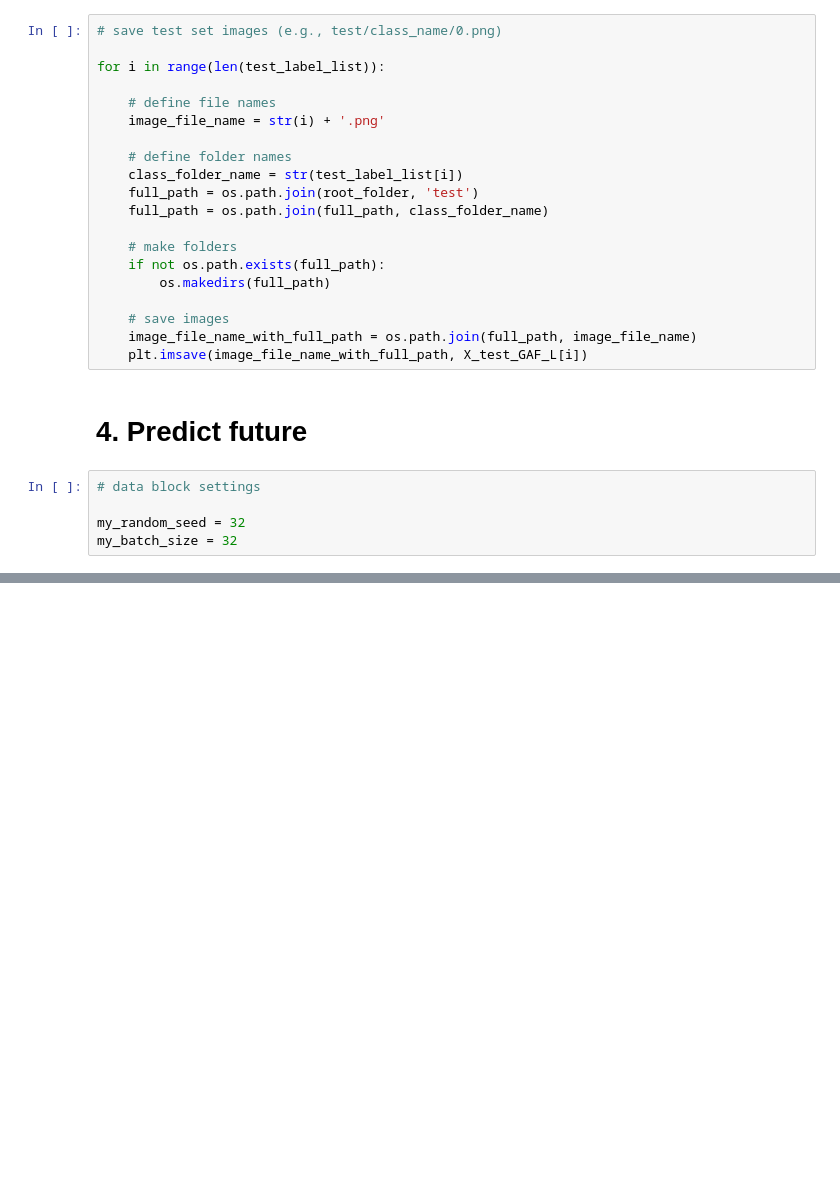
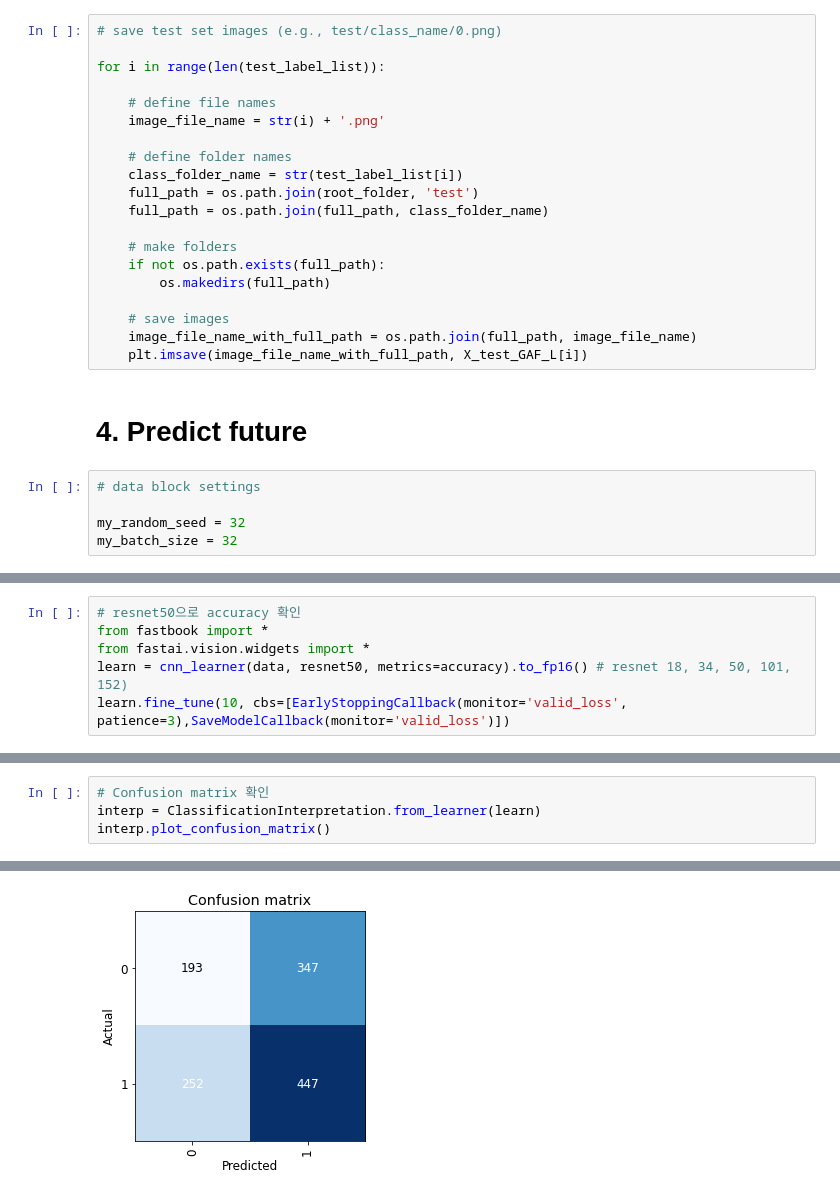
Before and after one commit to kdh4672/economy_ai, a Jupyter notebook: ai_homework.ipynb, the cells around one changed output, grey strips where cells are left out. Drawn from its saved outputs; the diff is of its cells as text; blank space fills up the shorter version.

```diff
--- a/ai_homework.ipynb
+++ b/ai_homework.ipynb
@@ -282,0 +277,6 @@ plt.show()
+# %%
+# resnet50으로 accuracy 확인
+from fastbook import *
+from fastai.vision.widgets import *
+learn = cnn_learner(data, resnet50, metrics=accuracy).to_fp16() # resnet 18, 34, 50, 101, 152)
+learn.fine_tune(10, cbs=[EarlyStoppingCallback(monitor='valid_loss', patience=3),SaveModelCallback(monitor='valid_loss')])
@@ -282,0 +298,5 @@ plt.show()
+# %%
+# Confusion matrix 확인
+interp = ClassificationInterpretation.from_learner(learn)
+interp.plot_confusion_matrix()
+# %% [output]
@@ -282,0 +306 @@ plt.show()
+[figure, added]
```
Also changed, not shown: parts of 18 cells of this notebook.
